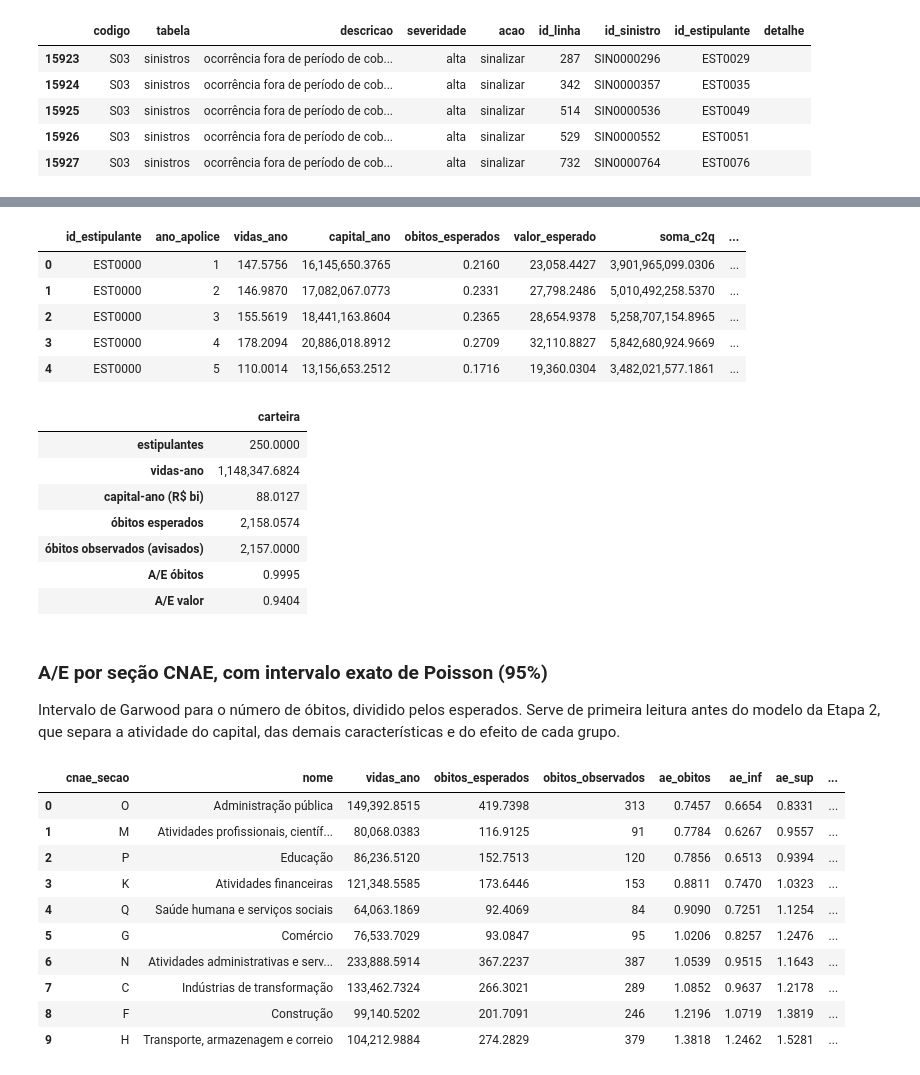
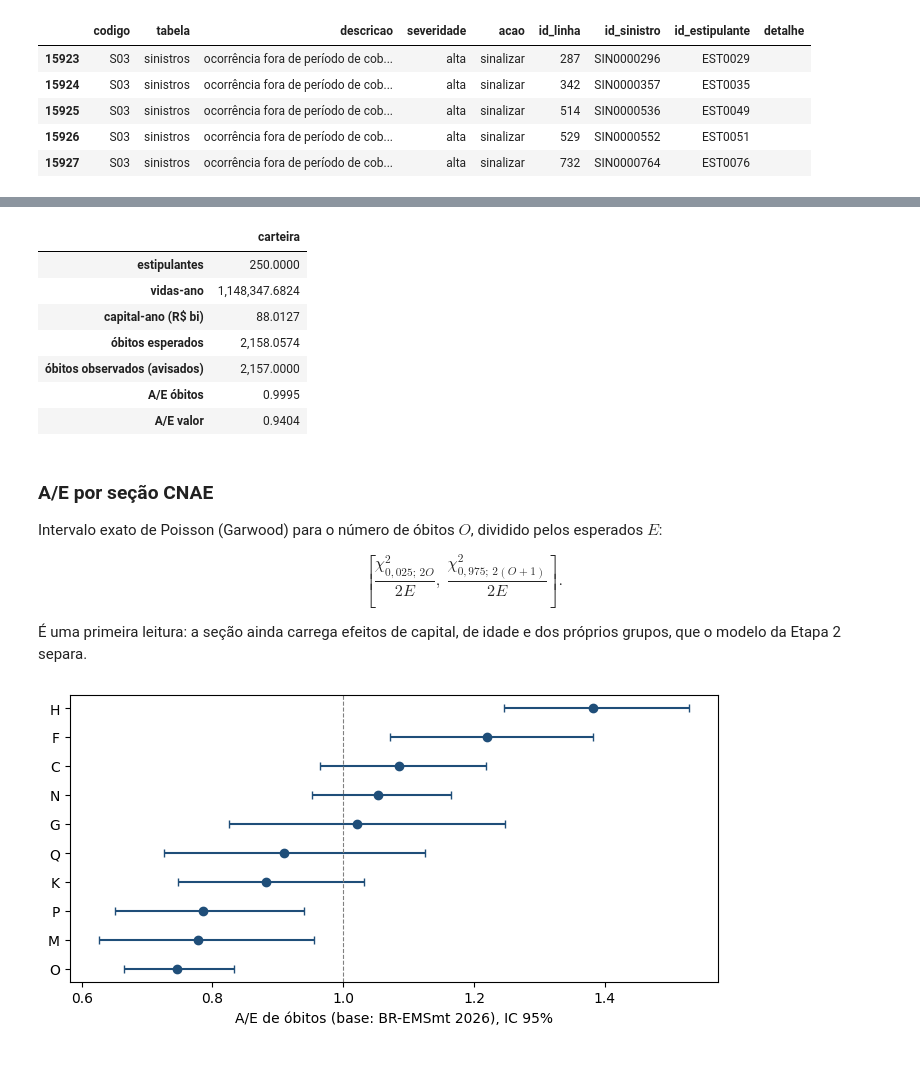
Before and after one commit to arthurpmotta02/vida-grupo-pricing, a Jupyter notebook: notebooks/01_dados.ipynb, the cells around one changed output, grey strips where cells are left out. Saved outputs shown, nothing was run; the diff lists cells and outputs as text; code cells hidden in the pictures.

```diff
--- a/notebooks/01_dados.ipynb
+++ b/notebooks/01_dados.ipynb
@@ -186,63 +125,43 @@ poucas vidas, e é ele (não o número de vidas) que deve dar o peso de credibil
 # %%
-det = exposicao_detalhada(res.dados["vidas"], res.dados["estipulantes"], tabua, DATA_REF,
-                          cfg["exposicao"]["dias_por_ano"])
+det = exposicao_detalhada(res.dados["vidas"], res.dados["estipulantes"], tabua, DATA_REF, cfg["exposicao"]["dias_por_ano"])
 xp = experiencia(det, res.dados["sinistros"], res.dados["estipulantes"], DATA_REF)
-xp.head()
+tot = xp[["vidas_ano", "capital_ano", "obitos_esperados", "obitos_observados", "valor_esperado", "valor_observado"]].sum()
+pd.Series({"estipulantes": xp["id_estipulante"].nunique(), "vidas-ano": tot["vidas_ano"],
+           "capital-ano (R$ bi)": tot["capital_ano"] / 1e9, "óbitos esperados": tot["obitos_esperados"],
+           "óbitos observados (avisados)": tot["obitos_observados"],
+           "A/E óbitos": tot["obitos_observados"] / tot["obitos_esperados"],
+           "A/E valor": tot["valor_observado"] / tot["valor_esperado"]}).to_frame("carteira")
 # %% [output]
-|  | id_estipulante | ano_apolice | vidas_ano | capital_ano | obitos_esperados | valor_esperado | soma_c2q | ... |
-| 0 | EST0000 | 1 | 147.5756 | 16,145,650.3765 | 0.2160 | 23,058.4427 | 3,901,965,099.0306 | ... |
-| 1 | EST0000 | 2 | 146.9870 | 17,082,067.0773 | 0.2331 | 27,798.2486 | 5,010,492,258.5370 | ... |
-| 2 | EST0000 | 3 | 155.5619 | 18,441,163.8604 | 0.2365 | 28,654.9378 | 5,258,707,154.8965 | ... |
-| 3 | EST0000 | 4 | 178.2094 | 20,886,018.8912 | 0.2709 | 32,110.8827 | 5,842,680,924.9669 | ... |
-| 4 | EST0000 | 5 | 110.0014 | 13,156,653.2512 | 0.1716 | 19,360.0304 | 3,482,021,577.1861 | ... |
+|  | carteira |
+| estipulantes | 250.0000 |
+| vidas-ano | 1,148,347.6824 |
+| capital-ano (R$ bi) | 88.0127 |
+| óbitos esperados | 2,158.0574 |
+| óbitos observados (avisados) | 2,157.0000 |
+| A/E óbitos | 0.9995 |
+| A/E valor | 0.9404 |
-# %%
-tot = xp[["vidas_ano", "capital_ano", "obitos_esperados", "obitos_observados",
-           "valor_esperado", "valor_observado"]].sum()
-resumo = pd.Series({
-    "estipulantes": xp["id_estipulante"].nunique(),
-    "vidas-ano": tot["vidas_ano"],
-    "capital-ano (R$ bi)": tot["capital_ano"] / 1e9,
-    "óbitos esperados": tot["obitos_esperados"],
-    "óbitos observados (avisados)": tot["obitos_observados"],
-    "A/E óbitos": tot["obitos_observados"] / tot["obitos_esperados"],
-    "A/E valor": tot["valor_observado"] / tot["valor_esperado"],
-})
-resumo.to_frame("carteira")
-# %% [output]
-|  | carteira |
-| estipulantes | 250.0000 |
-| vidas-ano | 1,148,347.6824 |
-| capital-ano (R$ bi) | 88.0127 |
-| óbitos esperados | 2,158.0574 |
-| óbitos observados (avisados) | 2,157.0000 |
-| A/E óbitos | 0.9995 |
-| A/E valor | 0.9404 |
 # %% [markdown]
-### A/E por seção CNAE, com intervalo exato de Poisson (95%)
+### A/E por seção CNAE
 
-Intervalo de Garwood para o número de óbitos, dividido pelos esperados. Serve de primeira leitura antes do
-modelo da Etapa 2, que separa a atividade do capital, das demais características e do efeito de cada grupo.
+Intervalo exato de Poisson (Garwood) para o número de óbitos $O$, dividido pelos esperados $E$:
+
+$$
+\left[\frac{\chi^2_{0{,}025;\,2O}}{2E},\ \frac{\chi^2_{0{,}975;\,2(O+1)}}{2E}\right].
+$$
+
+É uma primeira leitura: a seção ainda carrega efeitos de capital, de idade e dos próprios grupos, que o
+modelo da Etapa 2 separa.
 # %%
 det_s = det.merge(res.dados["estipulantes"][["id_estipulante", "cnae_secao"]], on="id_estipulante")
 xs = experiencia(det_s, res.dados["sinistros"], res.dados["estipulantes"], DATA_REF, por=("cnae_secao",))
 O, E = xs["obitos_observados"], xs["obitos_esperados"]
 xs["ae_inf"] = np.where(O > 0, chi2.ppf(0.025, 2 * O) / 2, 0) / E
 xs["ae_sup"] = chi2.ppf(0.975, 2 * (O + 1)) / 2 / E
 xs = xs.sort_values("ae_obitos")
-if FONTE == "sintetico":
-    xs = xs.merge(pd.DataFrame([{"cnae_secao": s, "nome": v["nome"], "fator_hipotese": v["fator_mortalidade"]}
-                                for s, v in cfg_s["secoes"].items()]), on="cnae_secao")
-xs[[c for c in ["cnae_secao", "nome", "vidas_ano", "obitos_esperados", "obitos_observados", "ae_obitos",
-                "ae_inf", "ae_sup", "fator_hipotese"] if c in xs]]
+fig, ax = plt.subplots(figsize=(7, 3.6)); y = np.arange(len(xs))
+ax.errorbar(xs["ae_obitos"], y, xerr=[xs["ae_obitos"] - xs["ae_inf"], xs["ae_sup"] - xs["ae_obitos"]], fmt="o",
+            color="#1f4e79", capsize=3)
+ax.axvline(1, color="grey", lw=0.8, ls="--"); ax.set_yticks(y, xs["cnae_secao"])
+ax.set_xlabel("A/E de óbitos (base: BR-EMSmt 2026), IC 95%"); plt.tight_layout(); plt.show()
 # %% [output]
-|  | cnae_secao | nome | vidas_ano | obitos_esperados | obitos_observados | ae_obitos | ae_inf | ae_sup | ... |
-| 0 | O | Administração pública | 149,392.8515 | 419.7398 | 313 | 0.7457 | 0.6654 | 0.8331 | ... |
-| 1 | M | Atividades profissionais, científ... | 80,068.0383 | 116.9125 | 91 | 0.7784 | 0.6267 | 0.9557 | ... |
-| 2 | P | Educação | 86,236.5120 | 152.7513 | 120 | 0.7856 | 0.6513 | 0.9394 | ... |
-| 3 | K | Atividades financeiras | 121,348.5585 | 173.6446 | 153 | 0.8811 | 0.7470 | 1.0323 | ... |
-| 4 | Q | Saúde humana e serviços sociais | 64,063.1869 | 92.4069 | 84 | 0.9090 | 0.7251 | 1.1254 | ... |
-| 5 | G | Comércio | 76,533.7029 | 93.0847 | 95 | 1.0206 | 0.8257 | 1.2476 | ... |
-| 6 | N | Atividades administrativas e serv... | 233,888.5914 | 367.2237 | 387 | 1.0539 | 0.9515 | 1.1643 | ... |
-| 7 | C | Indústrias de transformação | 133,462.7324 | 266.3021 | 289 | 1.0852 | 0.9637 | 1.2178 | ... |
-| 8 | F | Construção | 99,140.5202 | 201.7091 | 246 | 1.2196 | 1.0719 | 1.3819 | ... |
-| 9 | H | Transporte, armazenagem e correio | 104,212.9884 | 274.2829 | 379 | 1.3818 | 1.2462 | 1.5281 | ... |
+[figure, added]
```
Also changed, not shown: parts of 26 cells of this notebook, 21 other files.
